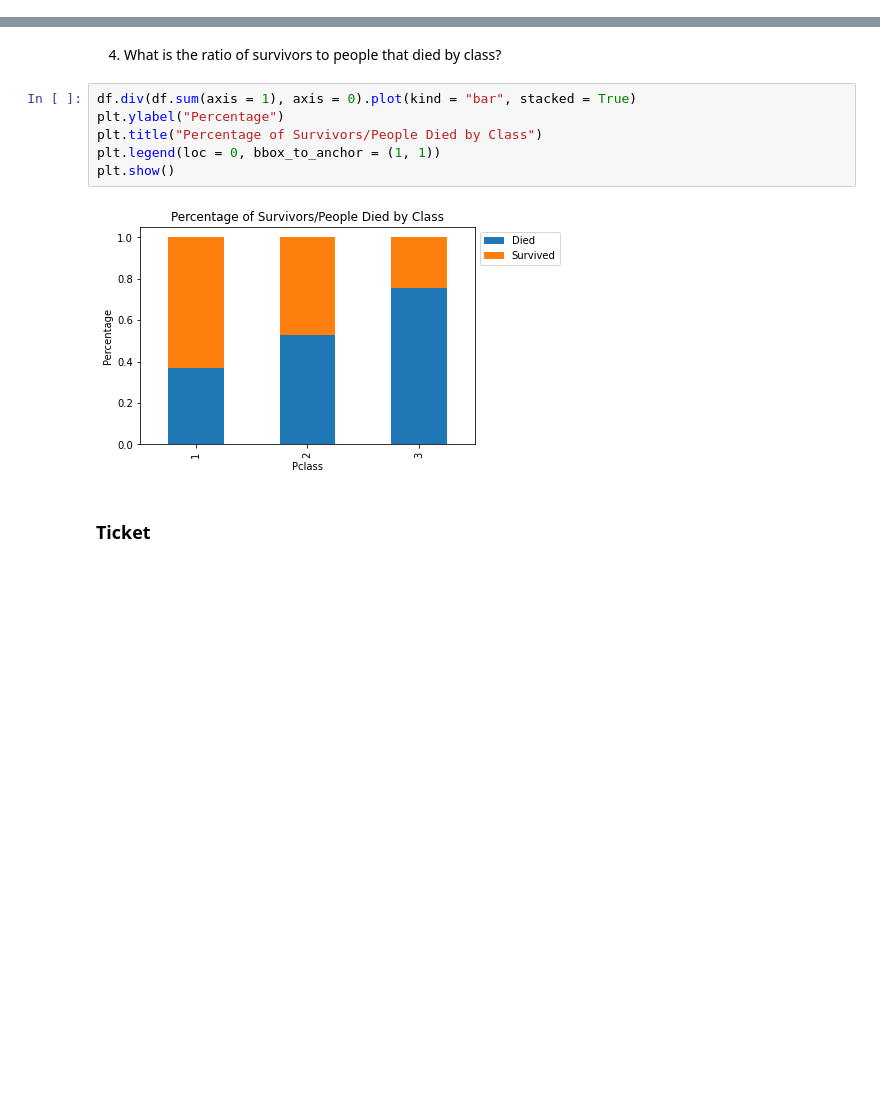
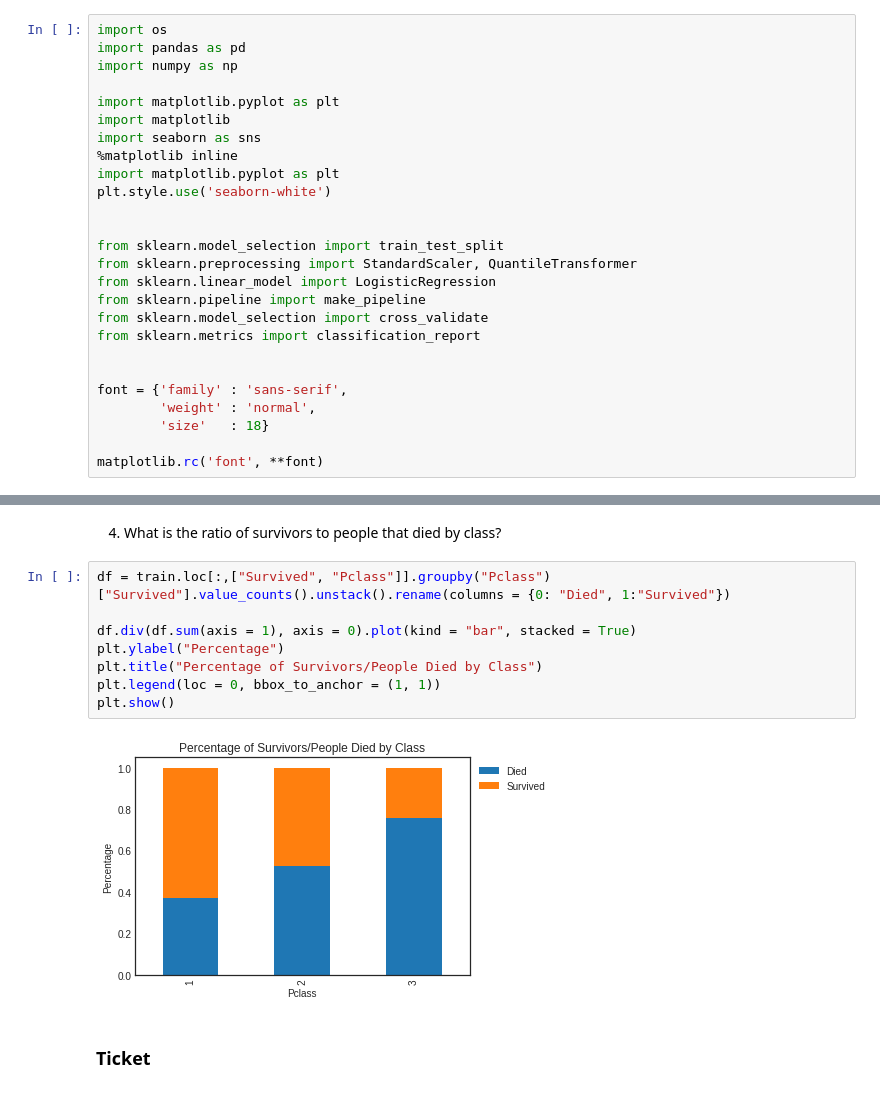
Before and after one commit to MRB1996/Titanic-Learning-From-Disaster, a Jupyter notebook: Titanic_Learning_From_Disaster.ipynb, the cells around one changed output, grey strips where cells are left out. Drawn from its saved outputs; the diff is of its cells as text; blank space fills up the shorter version.

```diff
--- a/Titanic_Learning_From_Disaster.ipynb
+++ b/Titanic_Learning_From_Disaster.ipynb
@@ -15,3 +8,29 @@ import seaborn as sns
+# %%
+import os
+import pandas as pd
+import numpy as np
+
+import matplotlib.pyplot as plt
+import matplotlib
+import seaborn as sns
+%matplotlib inline
+import matplotlib.pyplot as plt
+plt.style.use('seaborn-white')
+
+
+from sklearn.model_selection import train_test_split
+from sklearn.preprocessing import StandardScaler, QuantileTransformer
+from sklearn.linear_model import LogisticRegression
+from sklearn.pipeline import make_pipeline
+from sklearn.model_selection import cross_validate
+from sklearn.metrics import classification_report
+
+
+font = {'family' : 'sans-serif',
+        'weight' : 'normal',
+        'size'   : 18}
+
+matplotlib.rc('font', **font)
 # %%
 os.getcwd()
 
@@ -151,13 +165,15 @@ plt.show()
 # %% [markdown]
 4. What is the ratio of survivors to people that died by class?
 # %%
+df = train.loc[:,["Survived", "Pclass"]].groupby("Pclass")["Survived"].value_counts().unstack().rename(columns = {0: "Died", 1:"Survived"})
+
 df.div(df.sum(axis = 1), axis = 0).plot(kind = "bar", stacked = True)
 plt.ylabel("Percentage")
 plt.title("Percentage of Survivors/People Died by Class")
 plt.legend(loc = 0, bbox_to_anchor = (1, 1))
 plt.show()
 # %% [output]
-[figure, old version]
+[figure, new version]
 # %% [markdown]
 ### Ticket
 # %%
```
Also changed, not shown: parts of 58 cells of this notebook.
